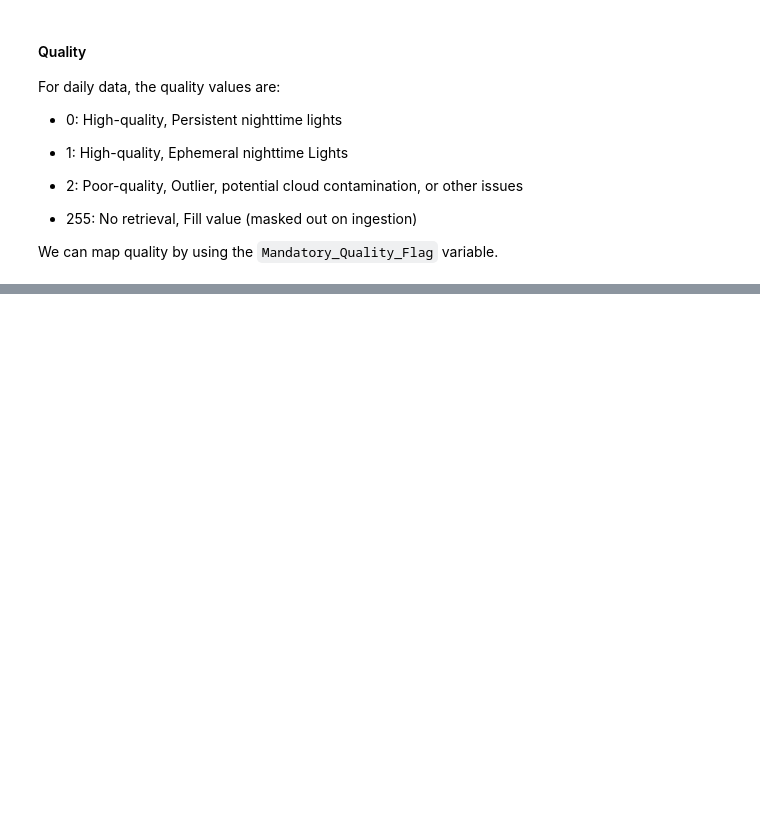
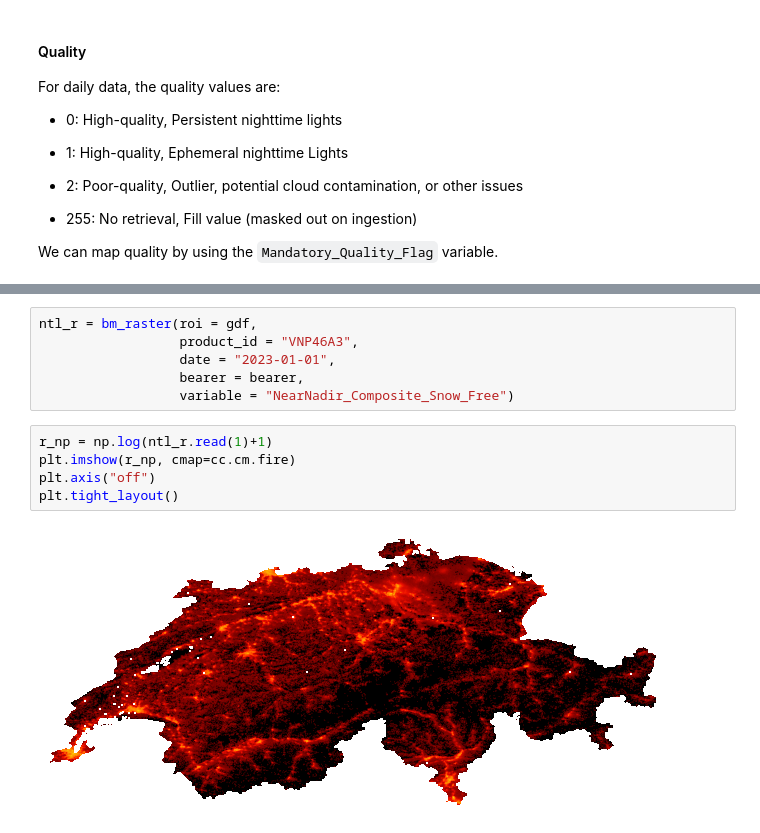
Before and after one commit to worldbank/blackmarblepy, a Jupyter notebook: examples/asses-quality.ipynb, the cells around one changed output, grey strips where cells are left out. Saved outputs shown, nothing was run; the diff lists cells and outputs as text; blank space fills up the shorter version.

```diff
--- a/examples/asses-quality.ipynb
+++ b/examples/asses-quality.ipynb
@@ -196,0 +258,13 @@ plt.tight_layout()
+# %%
+ntl_r = bm_raster(roi = gdf,
+                  product_id = "VNP46A3",
+                  date = "2023-01-01",
+                  bearer = bearer,
+                  variable = "NearNadir_Composite_Snow_Free")
+# %%
+r_np = np.log(ntl_r.read(1)+1)
+plt.imshow(r_np, cmap=cc.cm.fire)
+plt.axis("off")
+plt.tight_layout()
+# %% [output]
+[figure, added]
```
Also changed, not shown: parts of 26 cells of this notebook, 4 other files.
